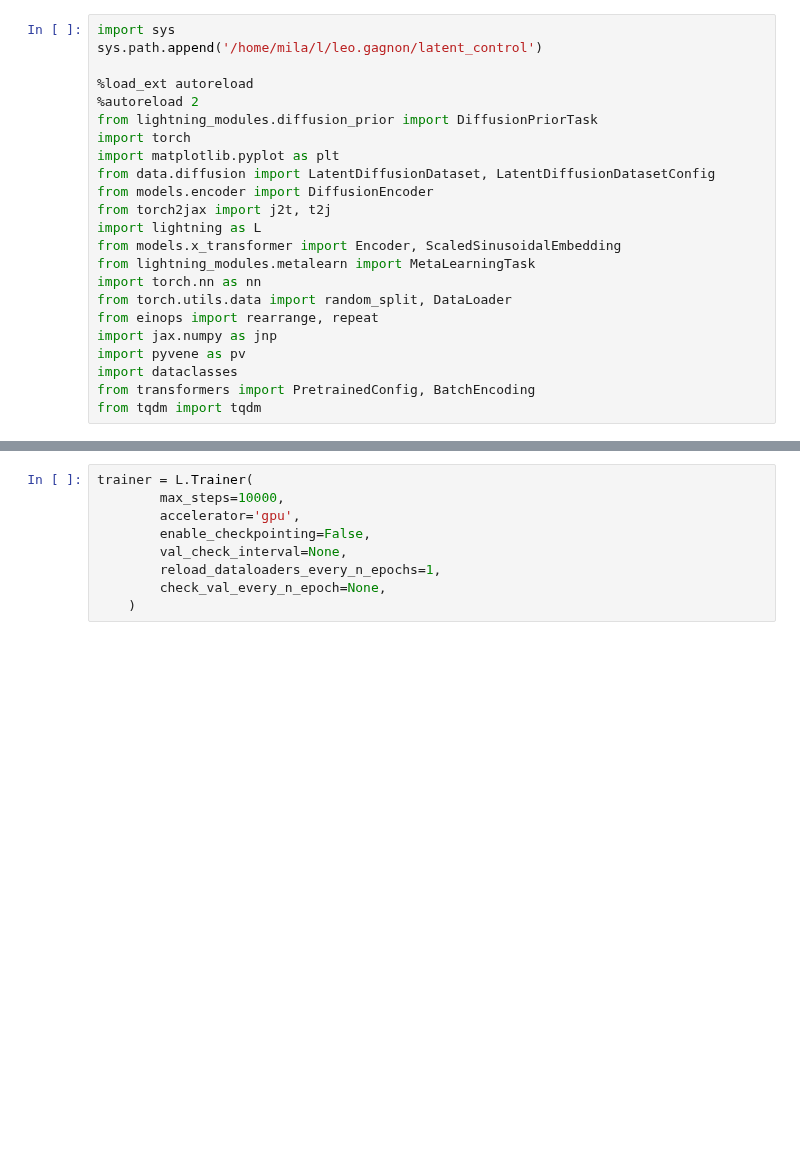
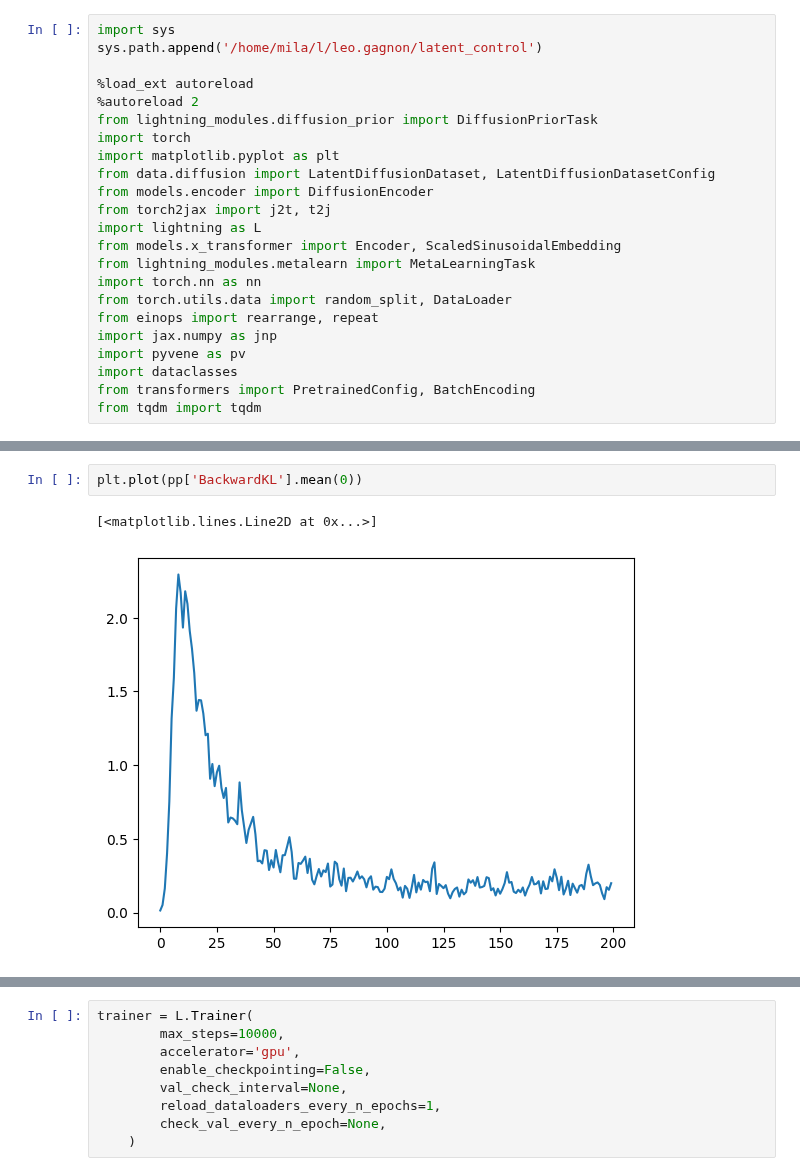
Before and after one commit to leogagnon/latent_control, a Jupyter notebook: notebooks/rnn_latent_decoder.ipynb, the cells around one changed output, grey strips where cells are left out. Cells and saved outputs as stored; diff of their text form; blank space fills up the shorter version.

```diff
--- a/notebooks/rnn_latent_decoder.ipynb
+++ b/notebooks/rnn_latent_decoder.ipynb
@@ -26,3 +38,8 @@ from tqdm import tqdm
+# %%
+plt.plot(pp['BackwardKL'].mean(0))
+# %% [output]
+[<matplotlib.lines.Line2D at 0x...>]
+[figure, added]
 # %%
 class RNNDecoder(L.LightningModule):
     def __init__(
```
Also changed, not shown: parts of 8 cells of this notebook, 16 other files.
